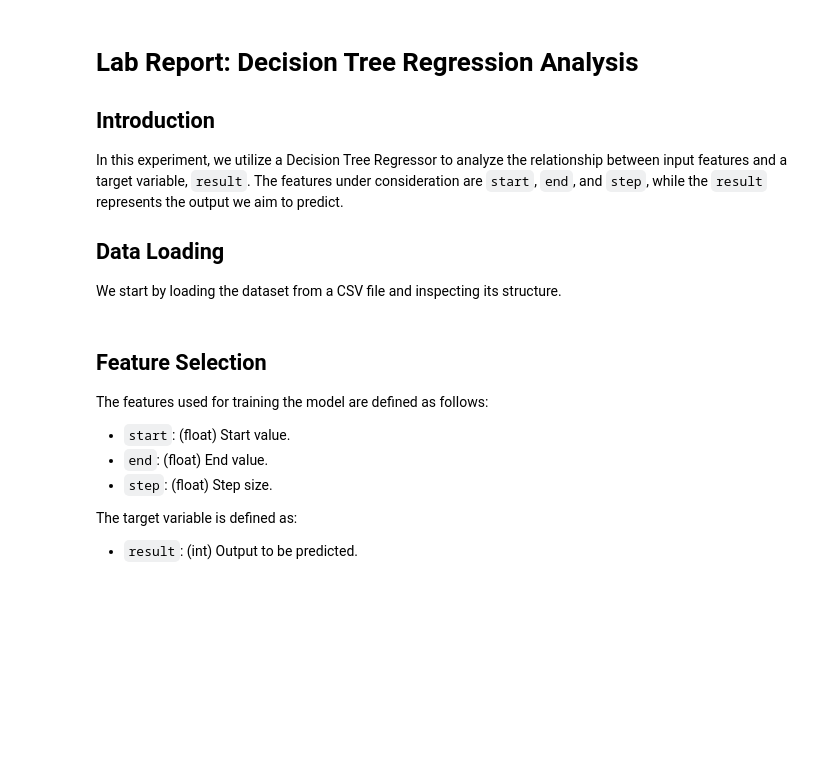
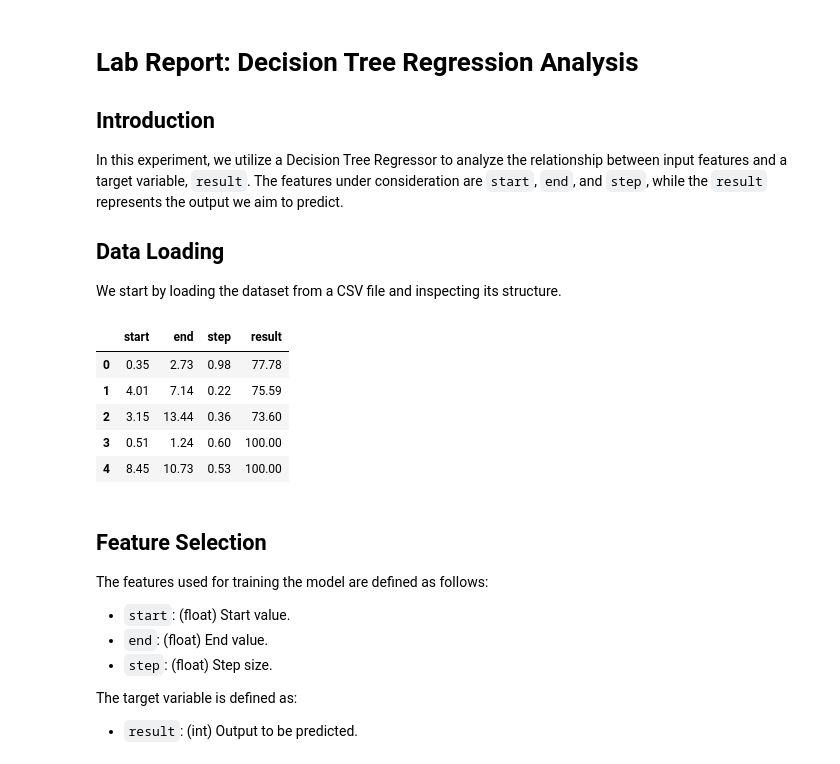
Before and after one commit to Dyskal/repro, a Jupyter notebook: Decision_Tree_Regression_Lab_Report.ipynb, the cells around one changed output. Drawn from its saved outputs; the diff is of its cells as text; code cells hidden in the pictures; blank space fills up the shorter version.

```diff
--- a/Decision_Tree_Regression_Lab_Report.ipynb
+++ b/Decision_Tree_Regression_Lab_Report.ipynb
@@ -9,10 +9,16 @@ We start by loading the dataset from a CSV file and inspecting its structure.
 # %%
 import pandas as pd
 
 # Load the data
-df = pd.read_csv('results.csv')
-print(df.head())
-print(df.columns)
+df = pd.read_csv('data.csv')
+df.head()
+# %% [output]
+|  | start | end | step | result |
+| 0 | 0.35 | 2.73 | 0.98 | 77.78 |
+| 1 | 4.01 | 7.14 | 0.22 | 75.59 |
+| 2 | 3.15 | 13.44 | 0.36 | 73.60 |
+| 3 | 0.51 | 1.24 | 0.60 | 100.00 |
+| 4 | 8.45 | 10.73 | 0.53 | 100.00 |
 # %% [markdown]
 ## Feature Selection
 The features used for training the model are defined as follows:
```
Also changed, not shown: parts of 5 cells of this notebook, 3 other files.
